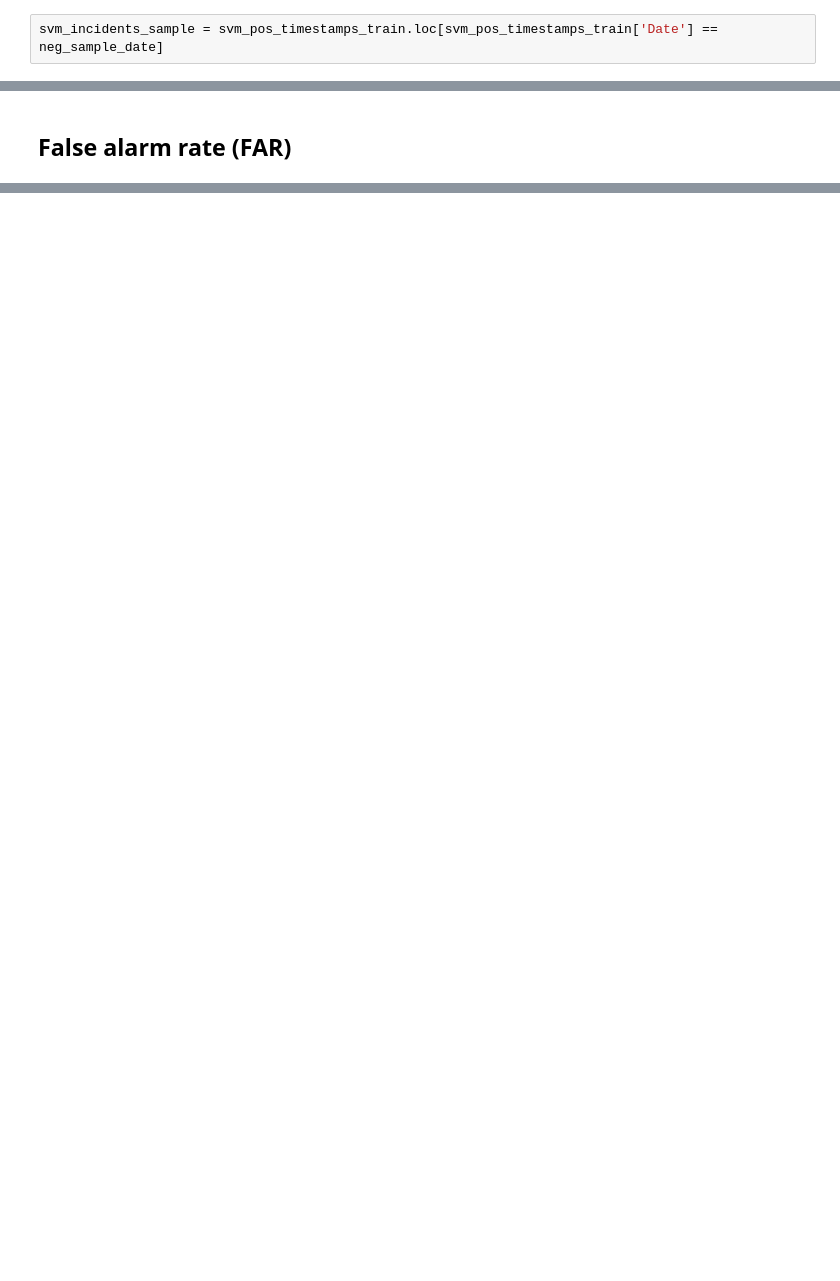
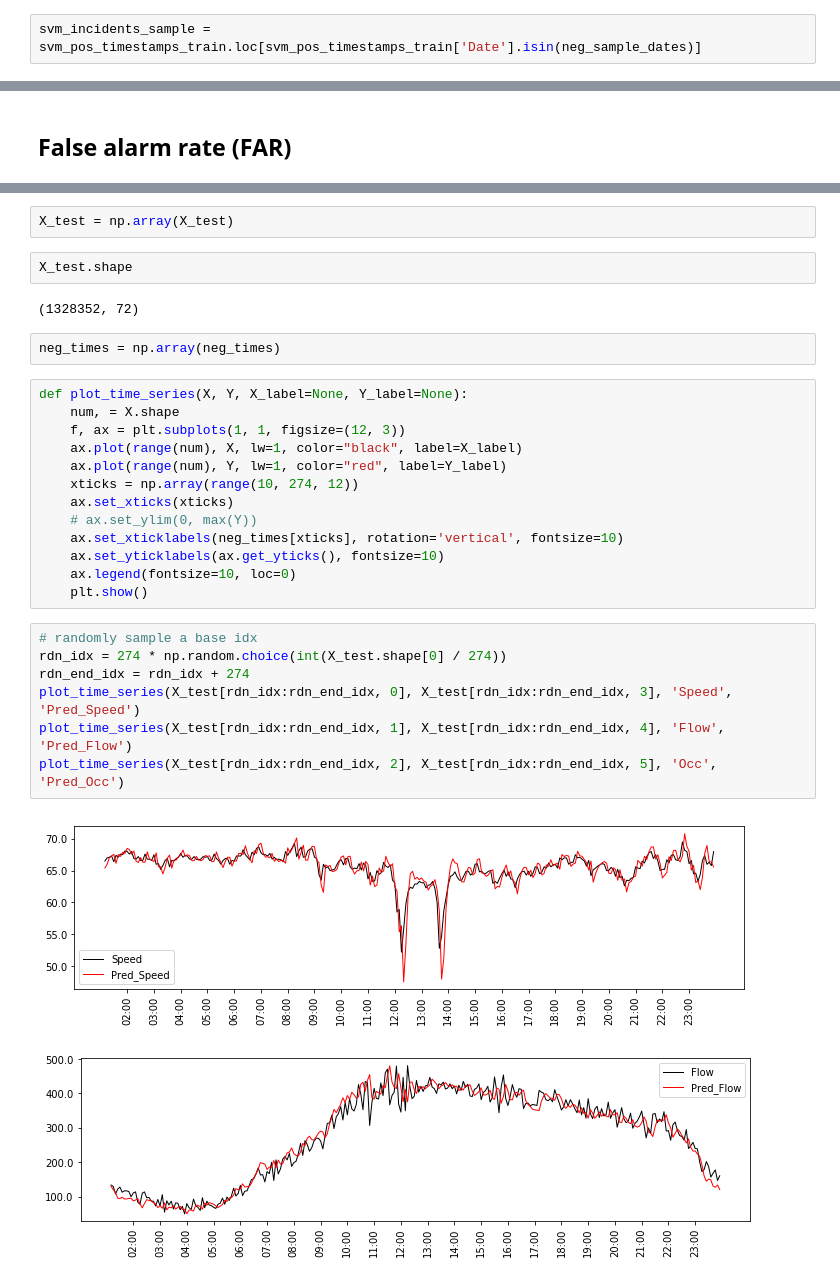
Before and after one commit to hy-lei/A-Hybrid-Approach-for-AID, a Jupyter notebook: TSA-DES_SVM_Aug_Sep.ipynb, the cells around one changed output, grey strips where cells are left out. Saved outputs shown, nothing was run; the diff lists cells and outputs as text; blank space fills up the shorter version.

```diff
--- a/TSA-DES_SVM_Aug_Sep.ipynb
+++ b/TSA-DES_SVM_Aug_Sep.ipynb
@@ -306,5 +306,5 @@ neg_sample_date = np.random.choice(dates_train)
 # %%
-svm_incidents_sample = svm_pos_timestamps_train.loc[svm_pos_timestamps_train['Date'] == neg_sample_date]
+svm_incidents_sample = svm_pos_timestamps_train.loc[svm_pos_timestamps_train['Date'].isin(neg_sample_dates)]
 # %%
 X_neg_train = []
 num_segments = len(road_segments)
@@ -746,0 +850,31 @@ print("False alarm rate (FAR): " + str(round(falsely_identified_consecutive_peri
+# %%
+X_test = np.array(X_test)
+# %%
+X_test.shape
+# %% [output]
+(1328352, 72)
+# %%
+neg_times = np.array(neg_times)
+# %%
+def plot_time_series(X, Y, X_label=None, Y_label=None):
+    num, = X.shape
+    f, ax = plt.subplots(1, 1, figsize=(12, 3))
+    ax.plot(range(num), X, lw=1, color="black", label=X_label)
+    ax.plot(range(num), Y, lw=1, color="red", label=Y_label)
+    xticks = np.array(range(10, 274, 12))
+    ax.set_xticks(xticks)
+    # ax.set_ylim(0, max(Y))
+    ax.set_xticklabels(neg_times[xticks], rotation='vertical', fontsize=10)
+    ax.set_yticklabels(ax.get_yticks(), fontsize=10)
+    ax.legend(fontsize=10, loc=0)
+    plt.show()
+# %%
+# randomly sample a base idx
+rdn_idx = 274 * np.random.choice(int(X_test.shape[0] / 274))
+rdn_end_idx = rdn_idx + 274
+plot_time_series(X_test[rdn_idx:rdn_end_idx, 0], X_test[rdn_idx:rdn_end_idx, 3], 'Speed', 'Pred_Speed')
+plot_time_series(X_test[rdn_idx:rdn_end_idx, 1], X_test[rdn_idx:rdn_end_idx, 4], 'Flow', 'Pred_Flow')
+plot_time_series(X_test[rdn_idx:rdn_end_idx, 2], X_test[rdn_idx:rdn_end_idx, 5], 'Occ', 'Pred_Occ')
+# %% [output]
+[figure, added]
+[figure, added]
```
Also changed, not shown: parts of 40 cells of this notebook, 1 other file.
